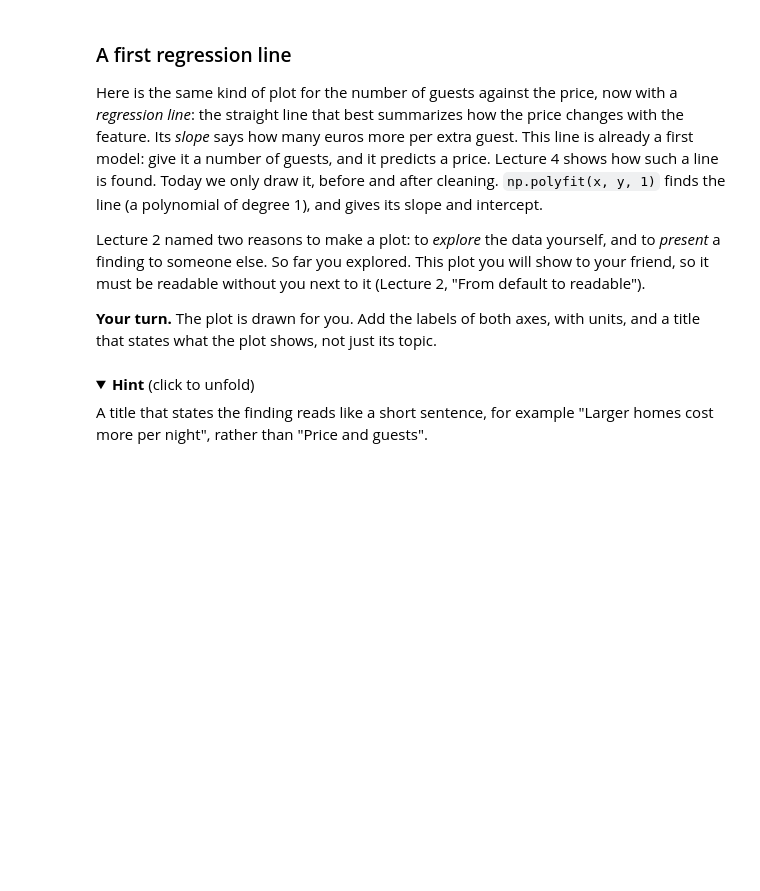
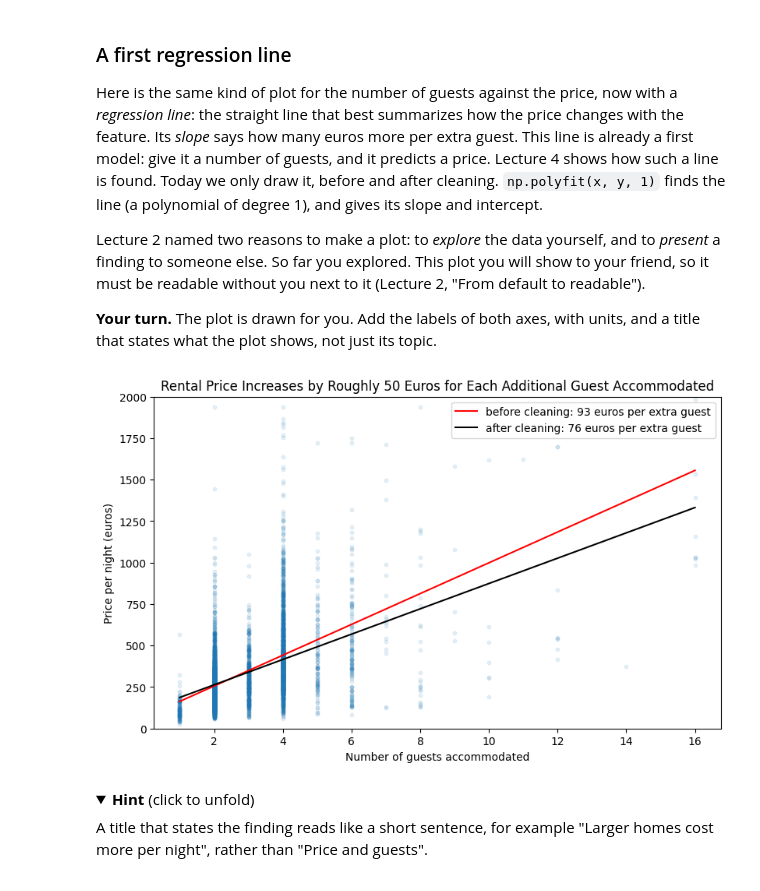
Before and after one commit to ZhangPeiLin2004/Machine_Learning, a Jupyter notebook: lab01.ipynb, the cells around one changed output. Cells and saved outputs as stored; diff of their text form; code cells hidden in the pictures; folded sections open; blank space fills up the shorter version.

```diff
--- a/lab01.ipynb
+++ b/lab01.ipynb
@@ -648,20 +681,22 @@ Lecture 2 named two reasons to make a plot: to *explore* the data yourself, and
 
 **Your turn.** The plot is drawn for you. Add the labels of both axes, with units, and a title that states what the plot shows, not just its topic.
 # %%
-fig, ax = plt.subplots()
+fig, ax = plt.subplots(figsize=(8, 5), layout="constrained")
 ax.scatter(before["accommodates"], before["price"], alpha=0.1, s=10)   # alpha: from 0 (invisible) to 1 (solid)
 guests = np.array([1, 16])          # draw the lines from 1 to 16 guests
 for data, color, name in [(before, "red", "before cleaning"), (clean, "black", "after cleaning")]:
     slope, intercept = np.polyfit(data["accommodates"], data["price"], 1)   # 1: a straight line
     ax.plot(guests, intercept + slope * guests, color=color,
             label=f"{name}: {slope:.0f} euros per extra guest")   # the text in the legend
 ax.set_ylim(0, 2000)      # (bottom, top) of the y-axis: zoom in on prices up to 2,000
 ax.legend()               # shows the labels of the lines
 
-ax.set_xlabel(...)
-ax.set_ylabel(...)
-ax.set_title(...)
+ax.set_xlabel("Number of guests accommodated")
+ax.set_ylabel("Price per night (euros)")
+ax.set_title("Rental Price Increases by Roughly 50 Euros for Each Additional Guest Accommodated")
 plt.show()
+# %% [output]
+[figure, added]
 # %% [markdown]
 <details><summary><b>Hint</b> (click to unfold)</summary>
 
```
Also changed, not shown: parts of 11 cells of this notebook.
